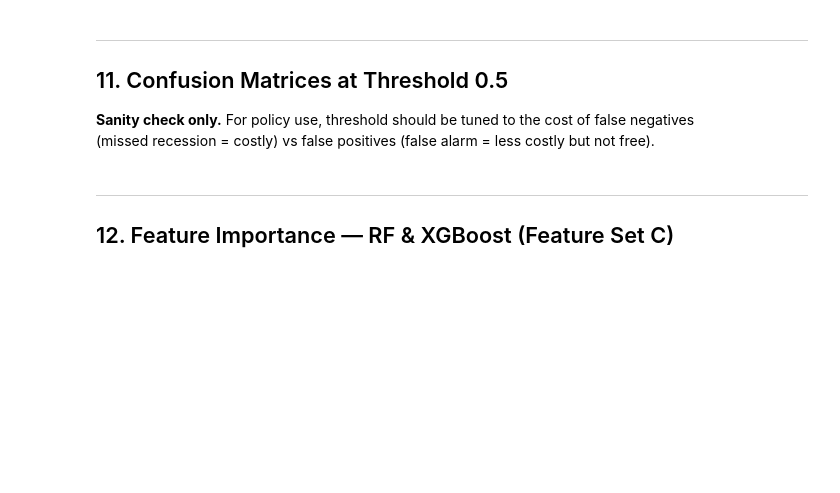
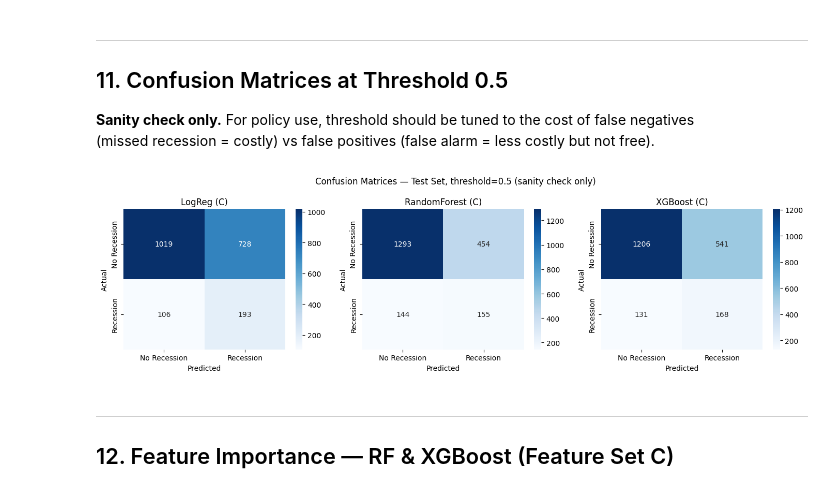
Before and after one commit to tina-ytyuan/SP26_IDS705_ML_Project, a Jupyter notebook: code/trees_updated.ipynb, the cells around one changed output. Cells and saved outputs as stored; diff of their text form; code cells hidden in the pictures; blank space fills up the shorter version.

```diff
--- a/code/trees_updated.ipynb
+++ b/code/trees_updated.ipynb
@@ -61,15 +73,16 @@ print(f"Positive class rate: {world_bank['recession_next_year'].mean():.1%}")
 ---
 ## 3. Feature Sets A / B / C
 # %%
-GDP_COLS  = [c for c in world_bank.columns if "gdp_growth" in c and c != "recession_next_year"]
+GDP_COLS = [c for c in world_bank.columns if "gdp_growth" in c and c !=
+            "recession_next_year"]
 CORE_COLS = GDP_COLS + [c for c in world_bank.columns
                         if any(k in c for k in ["inflation", "gov_consumption"])]
-ALL_COLS  = CORE_COLS + [c for c in world_bank.columns
-                         if any(k in c for k in ["trade", "imports", "exports", "current_account"])]
+ALL_COLS = CORE_COLS + [c for c in world_bank.columns
+                        if any(k in c for k in ["trade", "imports", "exports", "current_account"])]
 
 # Deduplicate
 CORE_COLS = list(dict.fromkeys(CORE_COLS))
-ALL_COLS  = list(dict.fromkeys(ALL_COLS))
+ALL_COLS = list(dict.fromkeys(ALL_COLS))
 
 print(f"A (GDP only):   {len(GDP_COLS)} features")
 print(f"B (core macro): {len(CORE_COLS)} features")
@@ -223,7 +274,8 @@ for feat_name, feat_cols in [("A", GDP_COLS), ("B", CORE_COLS), ("C", ALL_COLS)]
     X_tr, X_v, X_te = prepare_features(train_df, val_df, test_df, feat_cols)
 
     search = RandomizedSearchCV(
-        RandomForestClassifier(criterion="gini", class_weight="balanced", random_state=42, n_jobs=-1),
+        RandomForestClassifier(
+            criterion="gini", class_weight="balanced", random_state=42, n_jobs=-1),
         rf_param_dist, n_iter=20, cv=cv, scoring="roc_auc",
         n_jobs=-1, random_state=42, verbose=0
     )
@@ -231,14 +283,16 @@ for feat_name, feat_cols in [("A", GDP_COLS), ("B", CORE_COLS), ("C", ALL_COLS)]
     best = search.best_estimator_
     print(f"  Best: {search.best_params_} | CV AUC: {search.best_score_:.3f}")
 
-    val_m  = evaluate(best, X_v, y_val)
+    val_m = evaluate(best, X_v, y_val)
     test_m = evaluate(best, X_te, y_test)
-    print(f"  Val  -> AUC: {val_m['AUC']} | Brier: {val_m['Brier']} | AUPRC: {val_m['AUPRC']}")
-    print(f"  Test -> AUC: {test_m['AUC']} | Brier: {test_m['Brier']} | AUPRC: {test_m['AUPRC']}")
+    print(
+        f"  Val  -> AUC: {val_m['AUC']} | Brier: {val_m['Brier']} | AUPRC: {val_m['AUPRC']}")
+    print(
+        f"  Test -> AUC: {test_m['AUC']} | Brier: {test_m['Brier']} | AUPRC: {test_m['AUPRC']}")
 
     key = f"RF_{feat_name}"
     stored[key] = {"model": best, "X_val": X_v, "X_test": X_te}
-    all_results.append({"Experiment": f"{feat_name}: {'GDP only' if feat_name=='A' else 'Core macro' if feat_name=='B' else 'All'}",
+    all_results.append({"Experiment": f"{feat_name}: {'GDP only' if feat_name == 'A' else 'Core macro' if feat_name == 'B' else 'All'}",
                         "Model": "RandomForest",
                         "Val AUC": val_m["AUC"], "Val Brier": val_m["Brier"],
                         "Test AUC": test_m["AUC"], "Test Brier": test_m["Brier"],
@@ -268,7 +340,8 @@ for feat_name, feat_cols in [("A", GDP_COLS), ("B", CORE_COLS), ("C", ALL_COLS)]
     X_tr, X_v, X_te = prepare_features(train_df, val_df, test_df, feat_cols)
 
     search = RandomizedSearchCV(
-        XGBClassifier(eval_metric="logloss", scale_pos_weight=spw, random_state=42, n_jobs=-1),
+        XGBClassifier(eval_metric="logloss", scale_pos_weight=spw,
+                      random_state=42, n_jobs=-1),
         xgb_param_dist, n_iter=20, cv=cv, scoring="roc_auc",
         n_jobs=-1, random_state=42, verbose=0
     )
@@ -276,14 +349,16 @@ for feat_name, feat_cols in [("A", GDP_COLS), ("B", CORE_COLS), ("C", ALL_COLS)]
     best = search.best_estimator_
     print(f"  Best: {search.best_params_} | CV AUC: {search.best_score_:.3f}")
 
-    val_m  = evaluate(best, X_v, y_val)
+    val_m = evaluate(best, X_v, y_val)
     test_m = evaluate(best, X_te, y_test)
-    print(f"  Val  -> AUC: {val_m['AUC']} | Brier: {val_m['Brier']} | AUPRC: {val_m['AUPRC']}")
-    print(f"  Test -> AUC: {test_m['AUC']} | Brier: {test_m['Brier']} | AUPRC: {test_m['AUPRC']}")
+    print(
+        f"  Val  -> AUC: {val_m['AUC']} | Brier: {val_m['Brier']} | AUPRC: {val_m['AUPRC']}")
+    print(
+        f"  Test -> AUC: {test_m['AUC']} | Brier: {test_m['Brier']} | AUPRC: {test_m['AUPRC']}")
 
     key = f"XGB_{feat_name}"
     stored[key] = {"model": best, "X_val": X_v, "X_test": X_te}
-    all_results.append({"Experiment": f"{feat_name}: {'GDP only' if feat_name=='A' else 'Core macro' if feat_name=='B' else 'All'}",
+    all_results.append({"Experiment": f"{feat_name}: {'GDP only' if feat_name == 'A' else 'Core macro' if feat_name == 'B' else 'All'}",
                         "Model": "XGBoost",
                         "Val AUC": val_m["AUC"], "Val Brier": val_m["Brier"],
                         "Test AUC": test_m["AUC"], "Test Brier": test_m["Brier"],
@@ -316,19 +427,25 @@ plot_roc_pr(probs_C, y_test, title="Feature Set C — Test (2019-2022)")
 # %%
 fig, axes = plt.subplots(1, 3, figsize=(14, 4))
 for ax, (label, key) in zip(axes, [
     ("LogReg (C)",       "LogReg_C"),
     ("RandomForest (C)", "RF_C"),
     ("XGBoost (C)",      "XGB_C"),
 ]):
     y_pred = stored[key]["model"].predict(stored[key]["X_test"])
     cm = confusion_matrix(y_test, y_pred)
     sns.heatmap(cm, annot=True, fmt="d", cmap="Blues", ax=ax,
                 xticklabels=["No Recession", "Recession"],
                 yticklabels=["No Recession", "Recession"])
-    ax.set_title(label); ax.set_ylabel("Actual"); ax.set_xlabel("Predicted")
+    ax.set_title(label)
+    ax.set_ylabel("Actual")
+    ax.set_xlabel("Predicted")
 
-plt.suptitle("Confusion Matrices — Test Set, threshold=0.5 (sanity check only)", fontsize=12)
-plt.tight_layout(); plt.show()
+plt.suptitle(
+    "Confusion Matrices — Test Set, threshold=0.5 (sanity check only)", fontsize=12)
+plt.tight_layout()
+plt.show()
+# %% [output]
+[figure, added]
 # %% [markdown]
 ---
 ## 12. Feature Importance — RF & XGBoost (Feature Set C)
```
Also changed, not shown: parts of 31 cells of this notebook, 21 other files.
